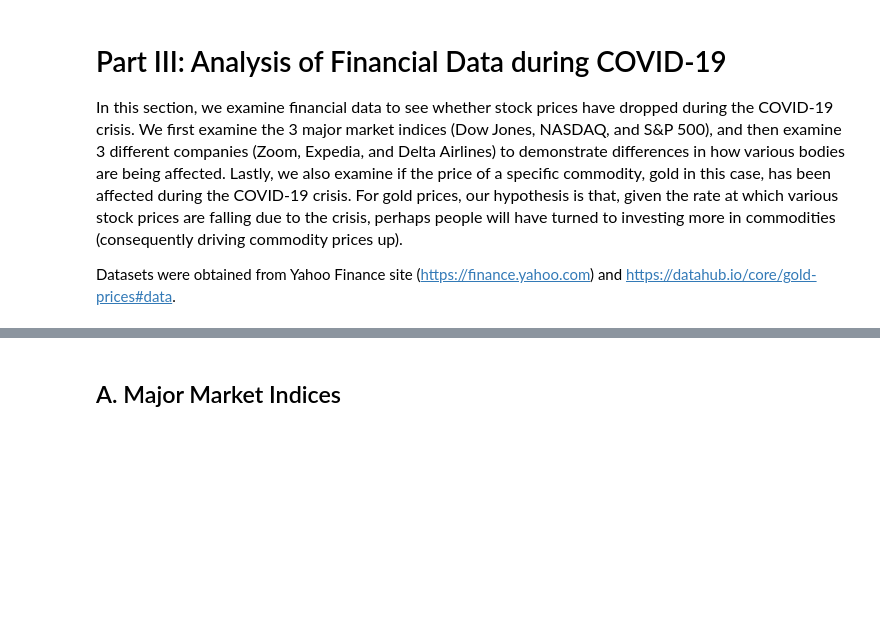
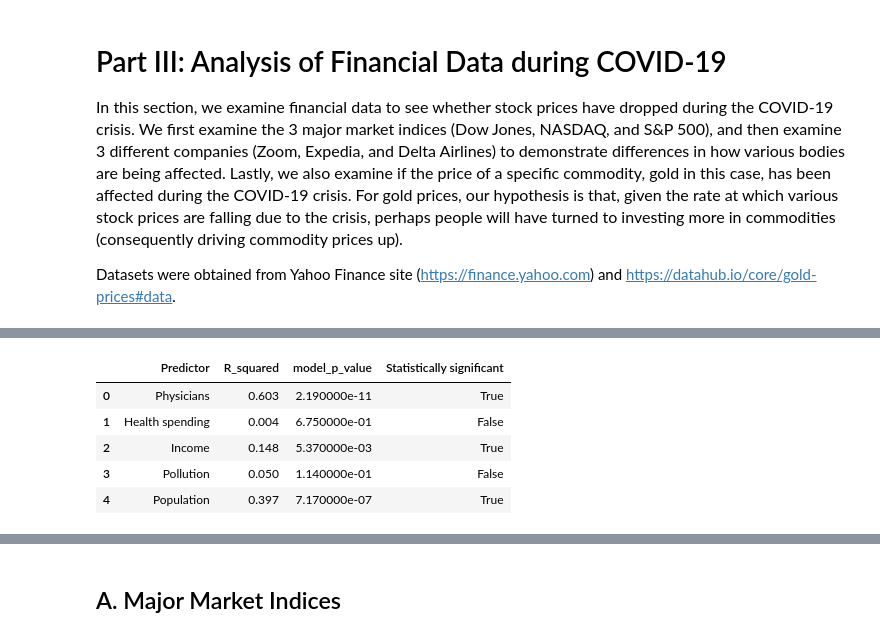
Before and after one commit to 19meghas/nyu-covid19-data-analysis, a Jupyter notebook: notebooks/01_restored_covid19_analysis.ipynb, the cells around one changed output, grey strips where cells are left out. Saved outputs shown, nothing was run; the diff lists cells and outputs as text; code cells hidden in the pictures; blank space fills up the shorter version.

```diff
--- a/notebooks/01_restored_covid19_analysis.ipynb
+++ b/notebooks/01_restored_covid19_analysis.ipynb
@@ -1631,0 +1567,39 @@ Datasets were obtained from Yahoo Finance site (https://finance.yahoo.com) and h
+# %%
+simple_regression_results = pd.DataFrame(
+    {
+        "Predictor": [
+            "Physicians",
+            "Health spending",
+            "Income",
+            "Pollution",
+            "Population",
+        ],
+        "R_squared": [
+            0.603,
+            0.004,
+            0.148,
+            0.050,
+            0.397,
+        ],
+        "model_p_value": [
+            2.19e-11,
+            0.675,
+            0.00537,
+            0.114,
+            7.17e-07,
+        ],
+    }
+)
+
+simple_regression_results["Statistically significant"] = (
+    simple_regression_results["model_p_value"] < 0.05
+)
+
+simple_regression_results
+# %% [output]
+|  | Predictor | R_squared | model_p_value | Statistically significant |
+| 0 | Physicians | 0.603 | 2.190000e-11 | True |
+| 1 | Health spending | 0.004 | 6.750000e-01 | False |
+| 2 | Income | 0.148 | 5.370000e-03 | True |
+| 3 | Pollution | 0.050 | 1.140000e-01 | False |
+| 4 | Population | 0.397 | 7.170000e-07 | True |
```
Also changed, not shown: parts of 43 cells of this notebook.
